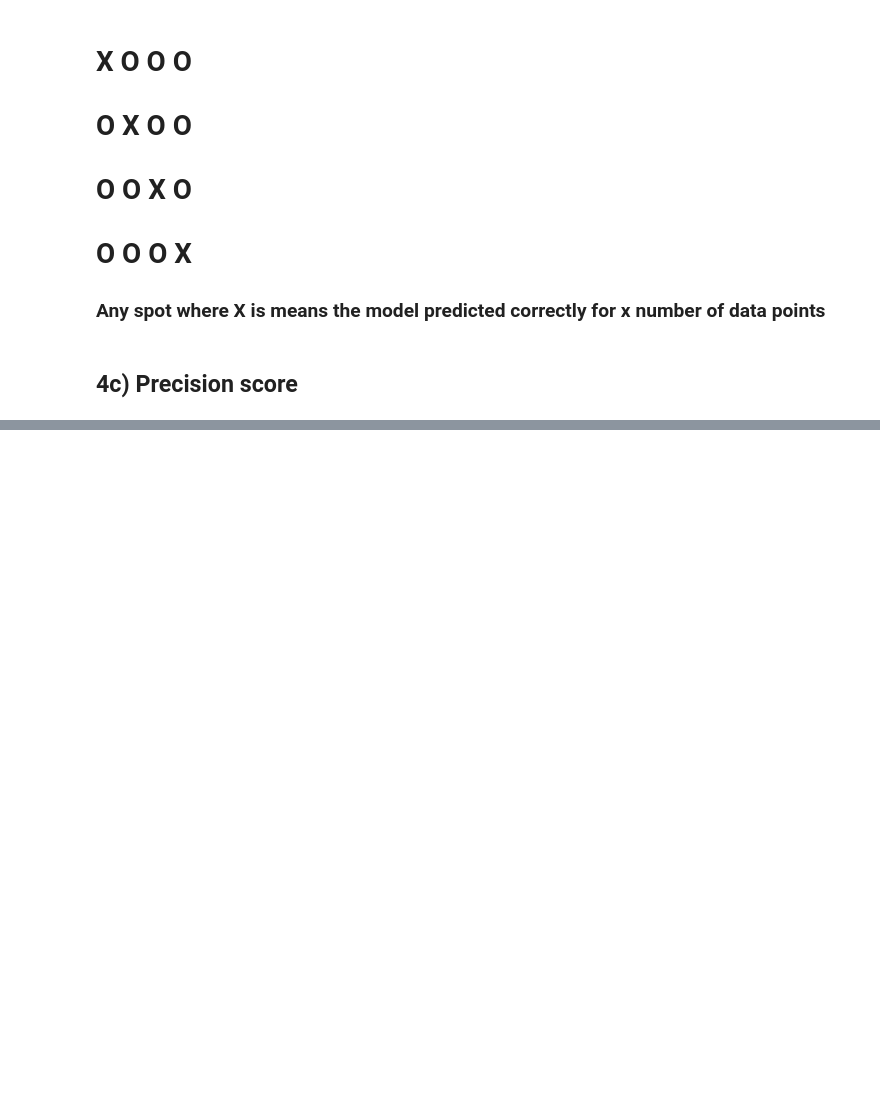
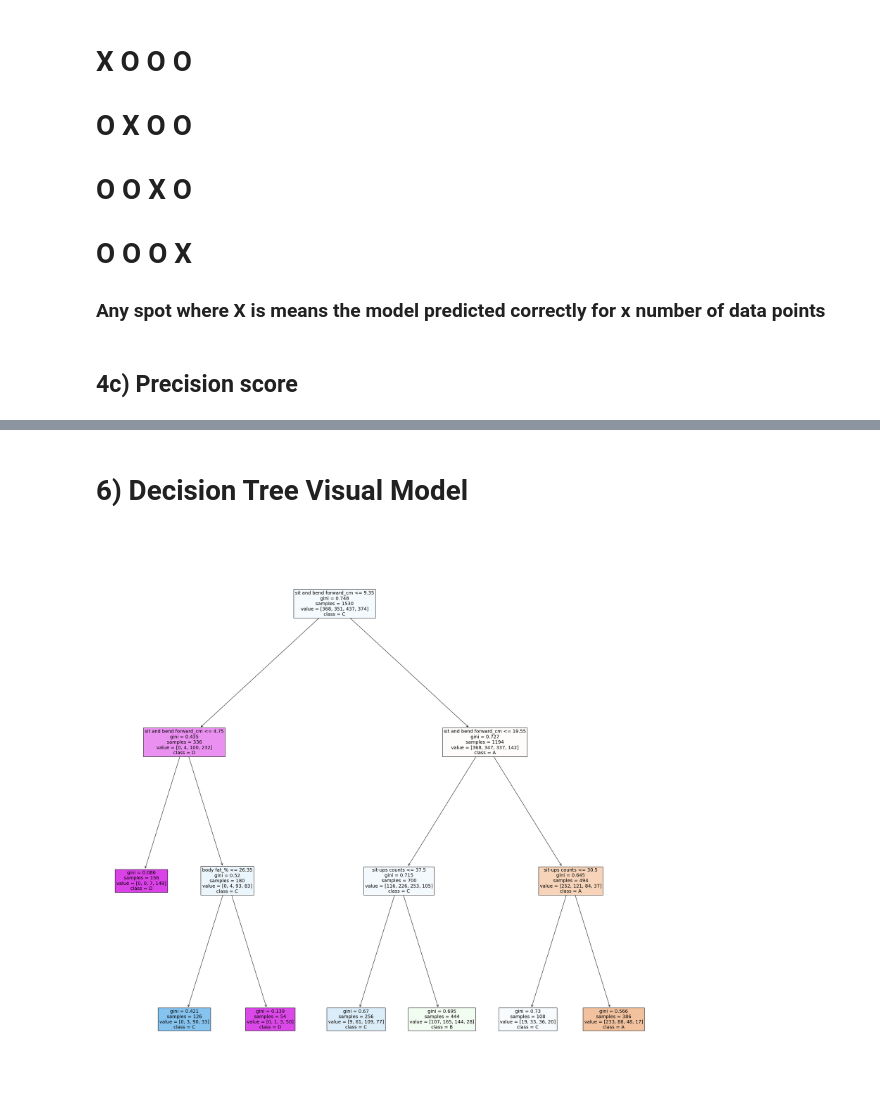
Before and after one commit to Sonicdaheghod/Decision-Tree_MT, a Jupyter notebook: DecisionTree_ MT.ipynb, the cells around one changed output, grey strips where cells are left out. Drawn from its saved outputs; the diff is of its cells as text; code cells hidden in the pictures; blank space fills up the shorter version.

```diff
--- a/DecisionTree_ MT.ipynb
+++ b/DecisionTree_ MT.ipynb
@@ -220,0 +321,15 @@ array([[83,  0,  4,  0],
+# %% [markdown]
+# 6) Decision Tree Visual Model
+# %%
+from sklearn import tree
+from matplotlib import pyplot as plt
+
+#error fixed: have to start at index 0 for labelling body performance for trtee
+my_figure = plt.figure(figsize=(30,30))
+_ = tree.plot_tree(my_classifier,
+                  feature_names=my_features_names,
+                  class_names={0:"A",1:"B",2:"C",3:"D"},
+                  filled = True,
+                  fontsize=14)
+# %% [output]
+[figure, added]
```
Also changed, not shown: parts of 29 cells of this notebook.
